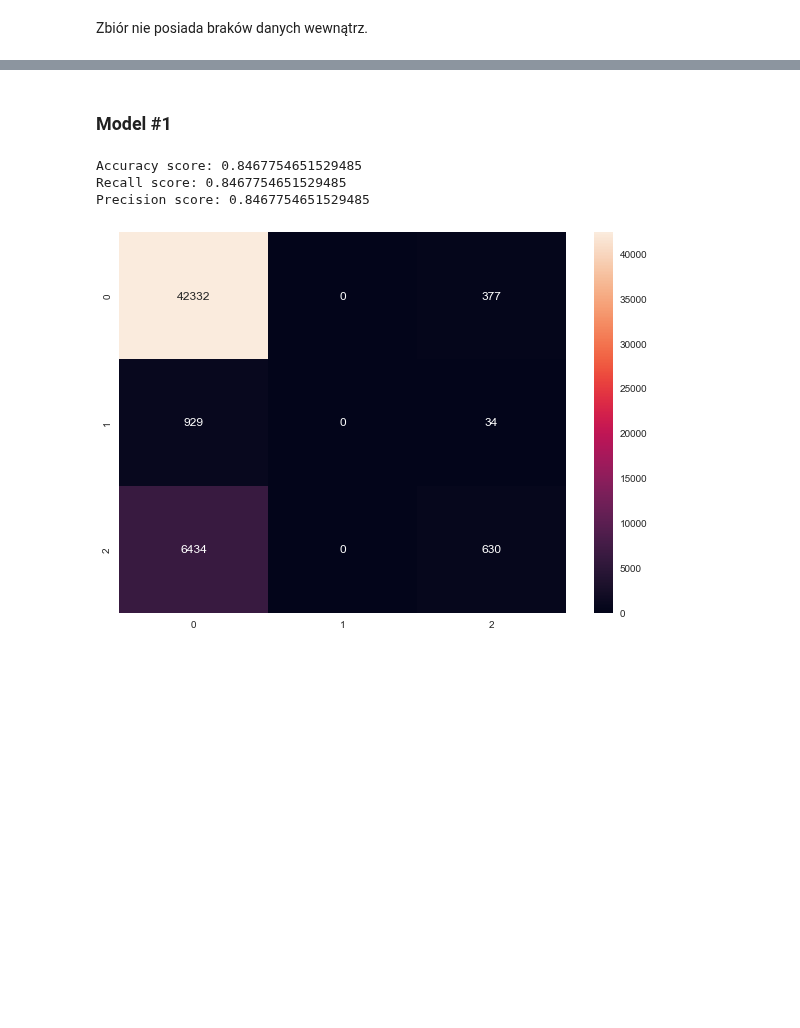
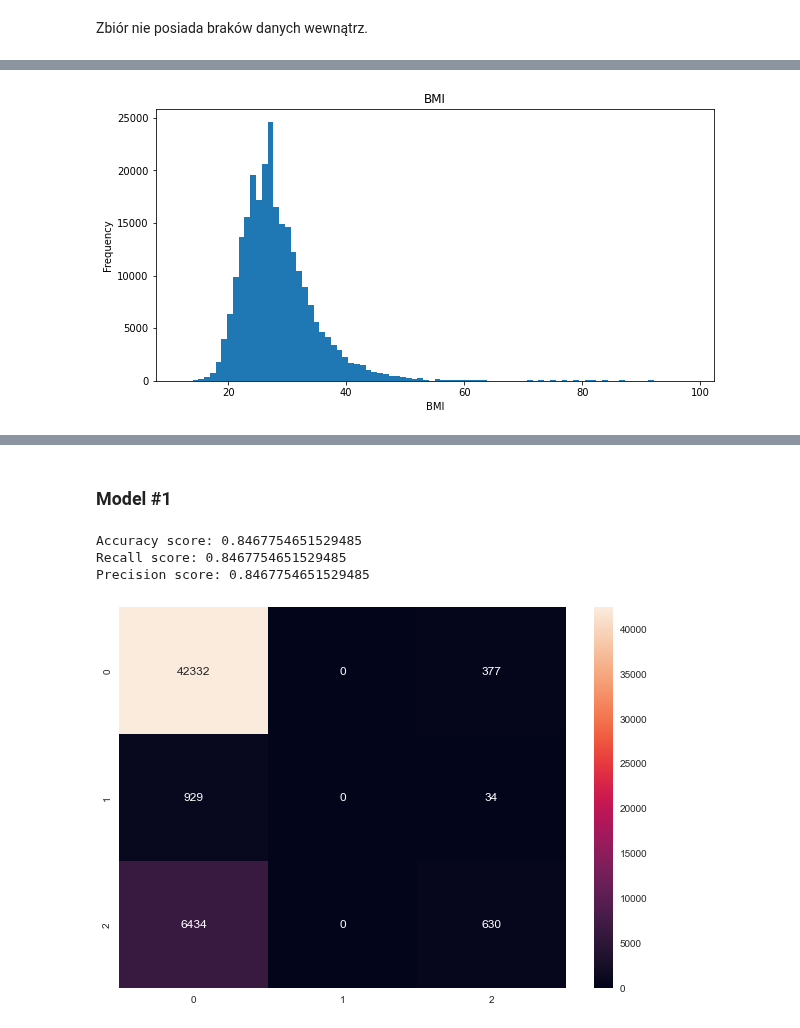
Before and after one commit to CarJung/Uni, a Jupyter notebook: diabetes/Projekt.ipynb, the cells around one changed output, grey strips where cells are left out. Cells and saved outputs as stored; diff of their text form; code cells hidden in the pictures; blank space fills up the shorter version.

```diff
--- a/diabetes/Projekt.ipynb
+++ b/diabetes/Projekt.ipynb
@@ -92,0 +149,4 @@ Zbiór nie posiada braków danych wewnątrz.
+# %%
+plot_histogram(data, 'BMI', 'BMI',bins=88)
+# %% [output]
+[figure, added]
```
Also changed, not shown: parts of 14 cells of this notebook.
